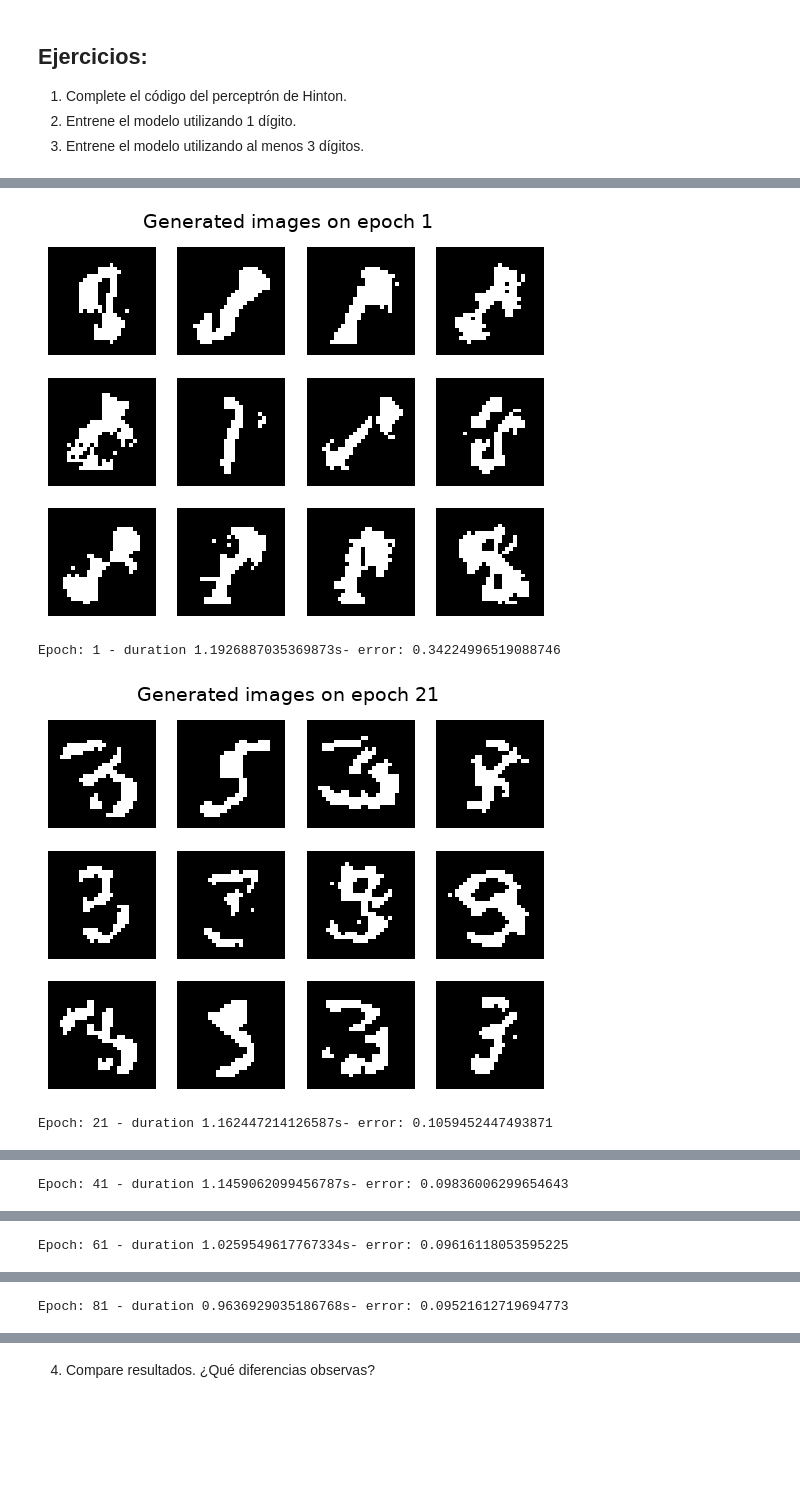
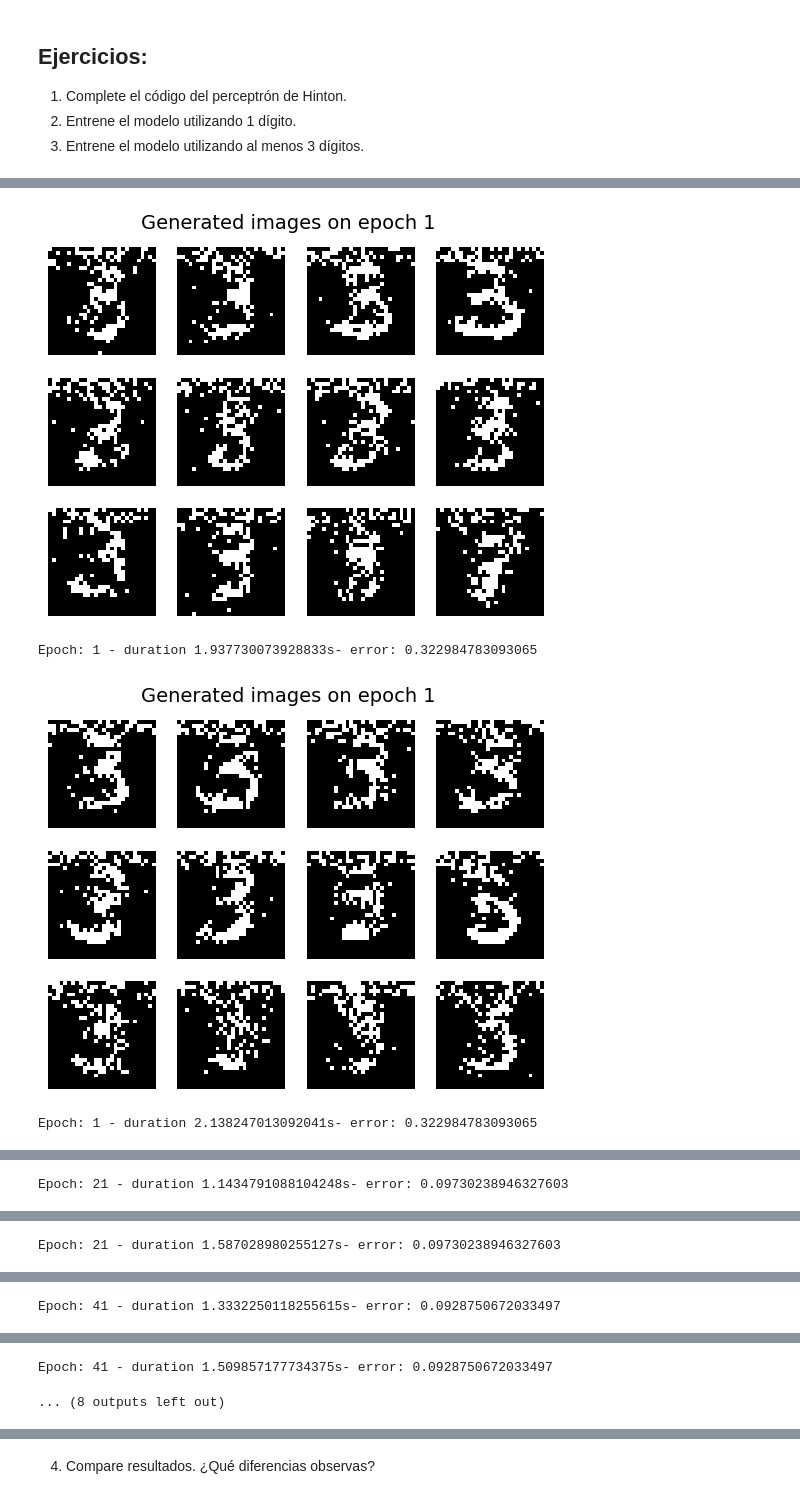
Before and after one commit to rodrigobeniteza/ORT-AI, a Jupyter notebook: AI Generativa/Practicos/Práctico 3/Hinton_JL.ipynb, the cells around one changed output, grey strips where cells are left out. Drawn from its saved outputs; the diff is of its cells as text; code cells hidden in the pictures; blank space fills up the shorter version.

```diff
--- a/AI Generativa/Practicos/Práctico 3/Hinton_JL.ipynb
+++ b/AI Generativa/Practicos/Práctico 3/Hinton_JL.ipynb
@@ -224,7 +224,8 @@ def train_model(
     n_epochs: int,
     train_loader: DataLoader,
     optim: torch.optim.Optimizer,
-    print_epoch: int = 1
+    print_epoch: int = 1,
+    history: list | None = None
 ):
     for epoch in tqdm(range(n_epochs)):
         start_time = time.time()
@@ -255,7 +256,18 @@ def train_model(
             show_images(imgs, f"Generated images on epoch {epoch+1}")
             print(f"Epoch: {epoch+1} - duration {time.time()-start_time}s- error: {learning_error/len(train_loader)}")
 
+        epoch_loss = learning_error / len(train_loader)
+        if history is not None:
+            history.append(epoch_loss)
+
+        if epoch % print_epoch == 0:
+            imgs = model.generate_x(12).cpu()
+            show_images(imgs, f"Generated images on epoch {epoch+1}")
+            print(f"Epoch: {epoch+1} - duration {time.time()-start_time}s- error: {epoch_loss}")
+
     return model
+# %%
+loss_history = {}
 # %% [markdown]
 ¿Por qué no usamos los valores de `y` que tiene el dataset? ¿No nos afecta esto al calcular la loss?
 
@@ -264,6 +276,10 @@ Porque esto es un modelo autoregresivo donde la predicción se usa los valores a
 ### Entrenamos el modelo!
 # %% [markdown]
 Se puede observavr que en la epoch 1 las imagenes generadas los primeros píxeles estaban encendidos, además tiene bastante ruido a pesar de que las imagénes generadas parecen tener un palo en el medio. En la epoch 20 ya disminuyen la cantidad de primeros píxeles prendidos de forma errónea.
+# %%
+model = HintonPerceptron(input_size=img_size, img_shape=img_shape).to(DEVICE)
+optim = torch.optim.Adam(model.parameters(), lr=lr)
+loss_history["Dígito 1"] = []
 # %%
 trained_model = train_model(
     model=model,
@@ -299,7 +319,7 @@ show_images(imgs, "Generated Images after training")
 2) Entrene el modelo utilizando 1 dígito.
 3) Entrene el modelo utilizando al menos 3 dígitos.
 # %%
-labels_used = [3, 8]
+labels_used = [3, 7, 8]
 
 download_dataset = True # If you already have the dataset you could use False
 
@@ -321,14 +341,19 @@ show_images(images)
 # %%
+model = HintonPerceptron(input_size=img_size, img_shape=img_shape).to(DEVICE)
+optim = torch.optim.Adam(model.parameters(), lr=lr)
+loss_history["Dígitos 3, 7, 8"] = []
+
 trained_model = train_model(
     model=model,
     criterion=criterion,
     n_epochs=int(epochs),
     train_loader=train_dataloader,
     optim=optim,
-    print_epoch=20
+    print_epoch=20,
+    history=loss_history["Dígitos 3, 7, 8"]
 )
 # %% [output]
-[figure, old version]
+[figure, new version]
-Epoch: 1 - duration 1.1926887035369873s- error: 0.34224996519088746
+Epoch: 1 - duration 1.937730073928833s- error: 0.322984783093065
-[figure, old version]
+[figure, new version]
-Epoch: 21 - duration 1.162447214126587s- error: 0.1059452447493871
+Epoch: 1 - duration 2.138247013092041s- error: 0.322984783093065
@@ -336 +361 @@ Epoch: 21 - duration 1.162447214126587s- error: 0.1059452447493871
-Epoch: 41 - duration 1.1459062099456787s- error: 0.09836006299654643
+Epoch: 21 - duration 1.1434791088104248s- error: 0.09730238946327603
@@ -338 +363 @@ Epoch: 41 - duration 1.1459062099456787s- error: 0.09836006299654643
-Epoch: 61 - duration 1.0259549617767334s- error: 0.09616118053595225
+Epoch: 21 - duration 1.587028980255127s- error: 0.09730238946327603
@@ -340 +365 @@ Epoch: 61 - duration 1.0259549617767334s- error: 0.09616118053595225
-Epoch: 81 - duration 0.9636929035186768s- error: 0.09521612719694773
+Epoch: 41 - duration 1.3332250118255615s- error: 0.0928750672033497
@@ -341,3 +367,5 @@ Epoch: 81 - duration 0.9636929035186768s- error: 0.09521612719694773
+Epoch: 41 - duration 1.509857177734375s- error: 0.0928750672033497
+... (8 outputs left out)
 # %%
 imgs = model.generate_x(12).cpu()
 show_images(imgs, "Generated Images after training")
```
Also changed, not shown: parts of 15 cells of this notebook, 1 other file.
